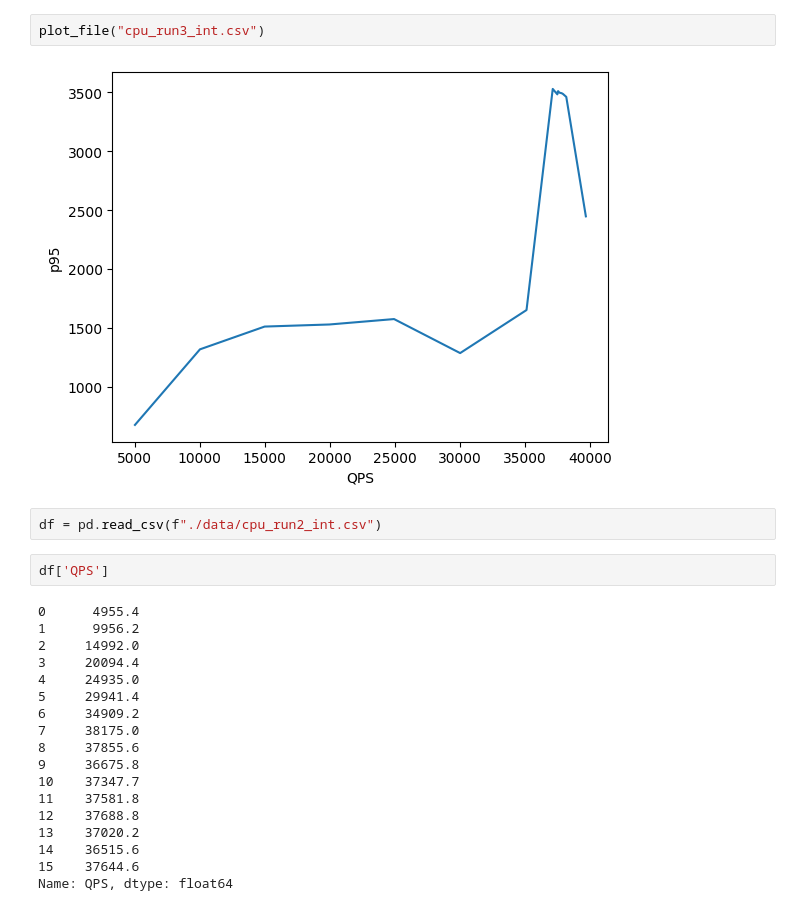
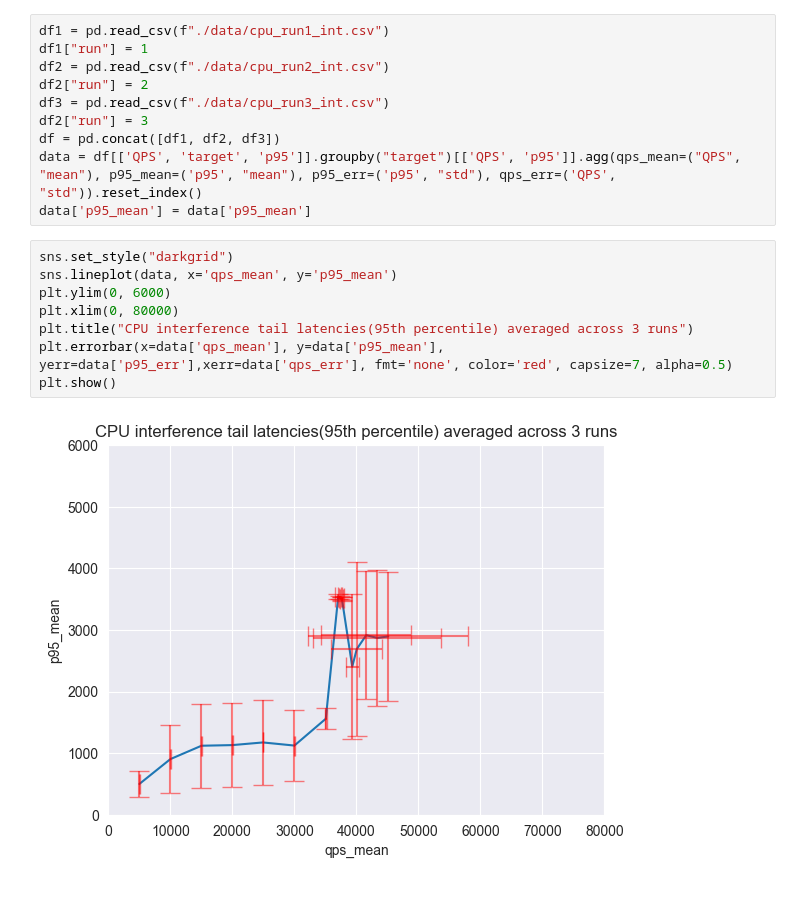
Before and after one commit to josflesan/cca-project, a Jupyter notebook: research/interference_plots.ipynb, the cells around one changed output. Cells and saved outputs as stored; diff of their text form.

Commit message:
add data collector and cpu int plot

```diff
--- a/research/interference_plots.ipynb
+++ b/research/interference_plots.ipynb
@@ -24,26 +5,20 @@ plot_file("cpu_run2_int.csv")
-# %%
-plot_file("cpu_run3_int.csv")
-# %% [output]
-[figure, removed]
-# %%
-df = pd.read_csv(f"./data/cpu_run2_int.csv")
-# %%
-df['QPS']
-# %% [output]
-0      4955.4
-1      9956.2
-2     14992.0
-3     20094.4
-4     24935.0
-5     29941.4
-6     34909.2
-7     38175.0
-8     37855.6
-9     36675.8
-10    37347.7
-11    37581.8
-12    37688.8
-13    37020.2
-14    36515.6
-15    37644.6
-Name: QPS, dtype: float64
+# %%
+df1 = pd.read_csv(f"./data/cpu_run1_int.csv")
+df1["run"] = 1
+df2 = pd.read_csv(f"./data/cpu_run2_int.csv")
+df2["run"] = 2
+df3 = pd.read_csv(f"./data/cpu_run3_int.csv")
+df2["run"] = 3
+df = pd.concat([df1, df2, df3])
+data = df[['QPS', 'target', 'p95']].groupby("target")[['QPS', 'p95']].agg(qps_mean=("QPS", "mean"), p95_mean=('p95', "mean"), p95_err=('p95', "std"), qps_err=('QPS', "std")).reset_index()
+data['p95_mean'] = data['p95_mean']
+# %%
+sns.set_style("darkgrid")
+sns.lineplot(data, x='qps_mean', y='p95_mean')
+plt.ylim(0, 6000)
+plt.xlim(0, 80000)
+plt.title("CPU interference tail latencies(95th percentile) averaged across 3 runs")
+plt.errorbar(x=data['qps_mean'], y=data['p95_mean'], yerr=data['p95_err'],xerr=data['qps_err'], fmt='none', color='red', capsize=7, alpha=0.5)
+plt.show()
+# %% [output]
+[figure, added]
```
Also changed, not shown: parts of 4 cells of this notebook, 2 other files.
